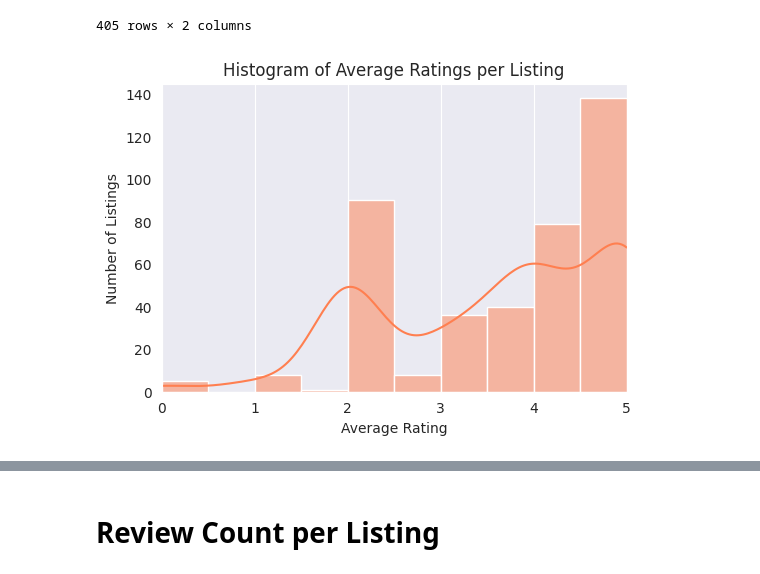
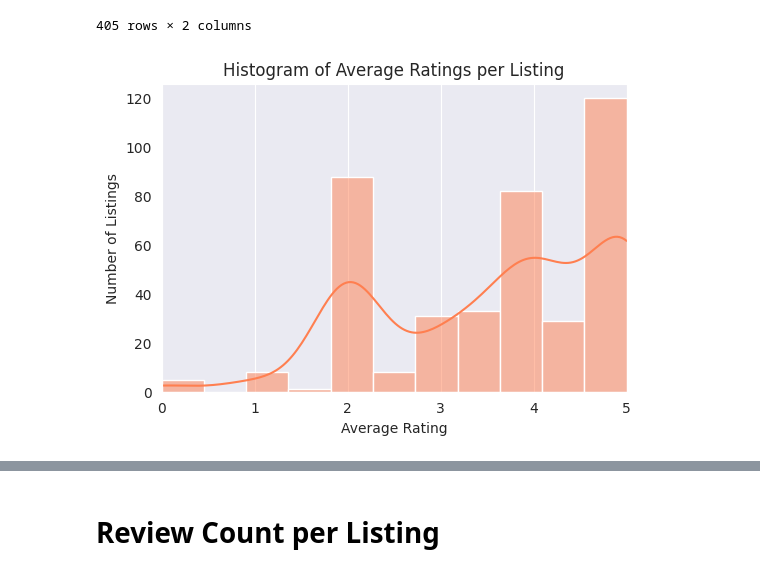
Before and after one commit to dominika232323/Harsh-Review-Detector, a Jupyter notebook: notebooks/2.0-db-review-data-analysis.ipynb, the cells around one changed output, grey strips where cells are left out. Cells and saved outputs as stored; diff of their text form; code cells hidden in the pictures.

```diff
--- a/notebooks/2.0-db-review-data-analysis.ipynb
+++ b/notebooks/2.0-db-review-data-analysis.ipynb
@@ -119,12 +126,12 @@ avg_rating_per_listing
 405 rows × 2 columns
 # %%
 plt.figure(figsize=(6, 4))
-sns.histplot(data=avg_rating_per_listing, x='numerical_review', bins=10, kde=True, color='coral')
+sns.histplot(data=avg_rating_per_listing, x='numerical_review', bins=11, kde=True, color='coral')
 plt.title('Histogram of Average Ratings per Listing')
 plt.xlabel('Average Rating')
 plt.ylabel('Number of Listings')
 plt.xlim(0, 5)
 plt.grid(axis='y')
 plt.show()
 # %% [output]
-[figure, old version]
+[figure, new version]
```
Also changed, not shown: parts of 15 cells of this notebook.
